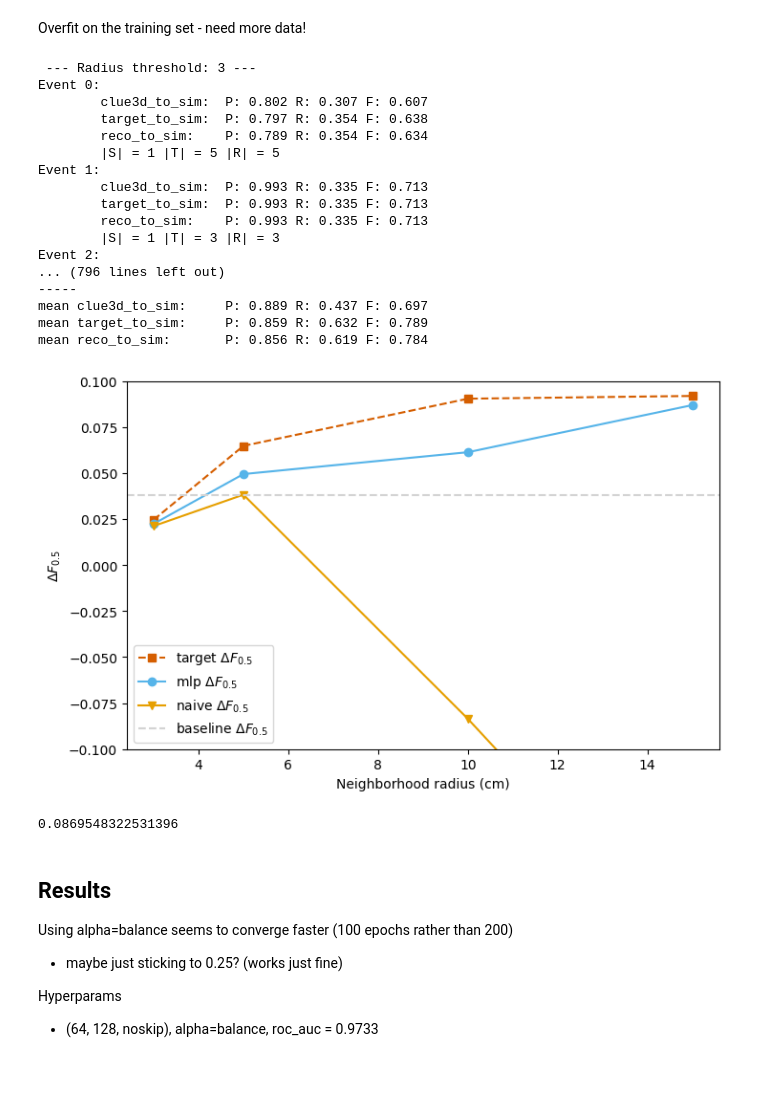
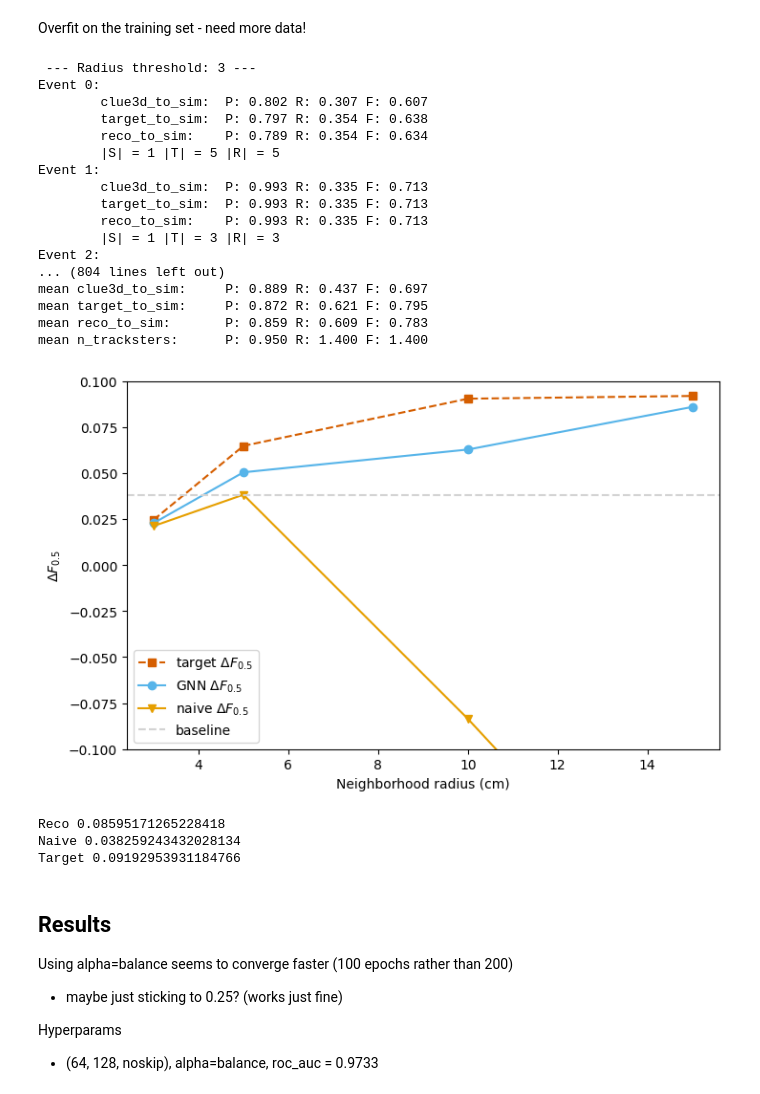
Before and after one commit to edcuba/TICLHack22_PatternReco, a Jupyter notebook: 7.model_trackster_graph_net.classification.ipynb, the cells around one changed output. Cells and saved outputs as stored; diff of their text form; code cells hidden in the pictures.

```diff
--- a/7.model_trackster_graph_net.classification.ipynb
+++ b/7.model_trackster_graph_net.classification.ipynb
@@ -90,7 +90,7 @@ class TracksterGraphNet(nn.Module):
 
         self.edgeconv1 = DynamicEdgeConvBlock(input_dim, hdim1)
         self.edgeconv2 = DynamicEdgeConvBlock(hdim1, hdim2)
-        # self.edgeconv3 = DynamicEdgeConvBlock(hdim2, hdim3)
+        self.edgeconv3 = DynamicEdgeConvBlock(hdim2, hdim3)
 
         # Edge features from node embeddings for classification
         self.nodenetwork = nn.Sequential(
@@ -105,7 +105,7 @@ class TracksterGraphNet(nn.Module):
         H0 = self.norm(X, batch)
         H1 = self.edgeconv1(H0, batch)
         H2 = self.edgeconv2(H1, batch)
-        # H3 = self.edgeconv3(H2, batch)
-        return self.nodenetwork(H2)
+        H3 = self.edgeconv3(H2, batch)
+        return self.nodenetwork(H3)
 # %%
 def train_graph_classification(model, device, optimizer, loss_func, train_dl):
@@ -140,5 +139,5 @@ def test_graph_classification(model, device, loss_func, test_dl):
 # %%
 model = TracksterGraphNet(input_dim=ds.data.x.shape[1])
-epochs = 51
-model_path = f"models/TracksterGraphNet.DGCNN.ns.{epochs}e-{ds_name}.r{ds.RADIUS}.e{ds.bigT_e_th}.f{ds.N_FILES}.pt"
+epochs = 101
+model_path = f"models/TracksterGraphNet.3b.DGCNN.ns.{epochs}e-{ds_name}.r{ds.RADIUS}.e{ds.bigT_e_th}.f{ds.N_FILES}.pt"
 # %%
@@ -237,7 +262,7 @@ for r in r_ranges:
         simtrackster_data,
         assoc_data,
         model,
-        decision_th=0.5,
+        decision_th=0.6,
         radius=r,
         max_events=max_events,
         bigT_e_th=5,
@@ -258,35 +283,39 @@ Event 1:
         reco_to_sim:    P: 0.993 R: 0.335 F: 0.713
         |S| = 1 |T| = 3 |R| = 3
 Event 2:
-... (796 lines left out)
------
+... (804 lines left out)
 mean clue3d_to_sim:     P: 0.889 R: 0.437 F: 0.697
-mean target_to_sim:     P: 0.859 R: 0.632 F: 0.789
-mean reco_to_sim:       P: 0.856 R: 0.619 F: 0.784
+mean target_to_sim:     P: 0.872 R: 0.621 F: 0.795
+mean reco_to_sim:       P: 0.859 R: 0.609 F: 0.783
+mean n_tracksters:      P: 0.950 R: 1.400 F: 1.400
 # %%
 fig = plt.figure(figsize=(8, 5))
 
 ax = fig.add_subplot(111)
 
 ax.plot(r_ranges[:6], (np.array(target_F) - np.array(clue3D_F))[:6], '--s', label="target $\Delta F_{0.5}$", c="#D55E00")
-ax.plot(r_ranges[:6], (np.array(model_reco_F) - np.array(clue3D_F))[:6], '-o', label="mlp $\Delta F_{0.5}$", c="#56B4E9")
+ax.plot(r_ranges[:6], (np.array(model_reco_F) - np.array(clue3D_F))[:6], '-o', label="GNN $\Delta F_{0.5}$", c="#56B4E9")
 ax.plot(r_ranges[:6], (np.array(naive_reco_F) - np.array(clue3D_F))[:6], '-v', label="naive $\Delta F_{0.5}$", c="#E69F00")
 
-ax.axhline(max(np.array(naive_reco_F) - np.array(clue3D_F)), label="baseline $\Delta F_{0.5}$", c="lightgray", linestyle="--")
+ax.axhline(max(np.array(naive_reco_F) - np.array(clue3D_F)), label="baseline", c="lightgray", linestyle="--")
 
 ax.legend()
 ax.set_xlabel("Neighborhood radius (cm)")
 ax.set_ylabel("$\Delta F_{0.5}$")
 ax.set_ylim((-0.1, 0.1))
 
 fig.savefig(f'export/{ds_name}-e5-graph-radius-plot.png', dpi=300, bbox_inches='tight', transparent=True)
 plt.show()
 # %% [output]
-[figure, old version]
+[figure, new version]
 # %%
-max(np.array(model_reco_F) - np.array(clue3D_F))
+print("Reco", max(np.array(model_reco_F) - np.array(clue3D_F)))
+print("Naive", max(np.array(naive_reco_F) - np.array(clue3D_F)))
+print("Target", max(np.array(target_F) - np.array(clue3D_F)))
 # %% [output]
-0.0869548322531396
+Reco 0.08595171265228418
+Naive 0.038259243432028134
+Target 0.09192953931184766
 # %% [markdown]
 ## Results
 
```
Also changed, not shown: parts of 7 cells of this notebook, 4 other files.
